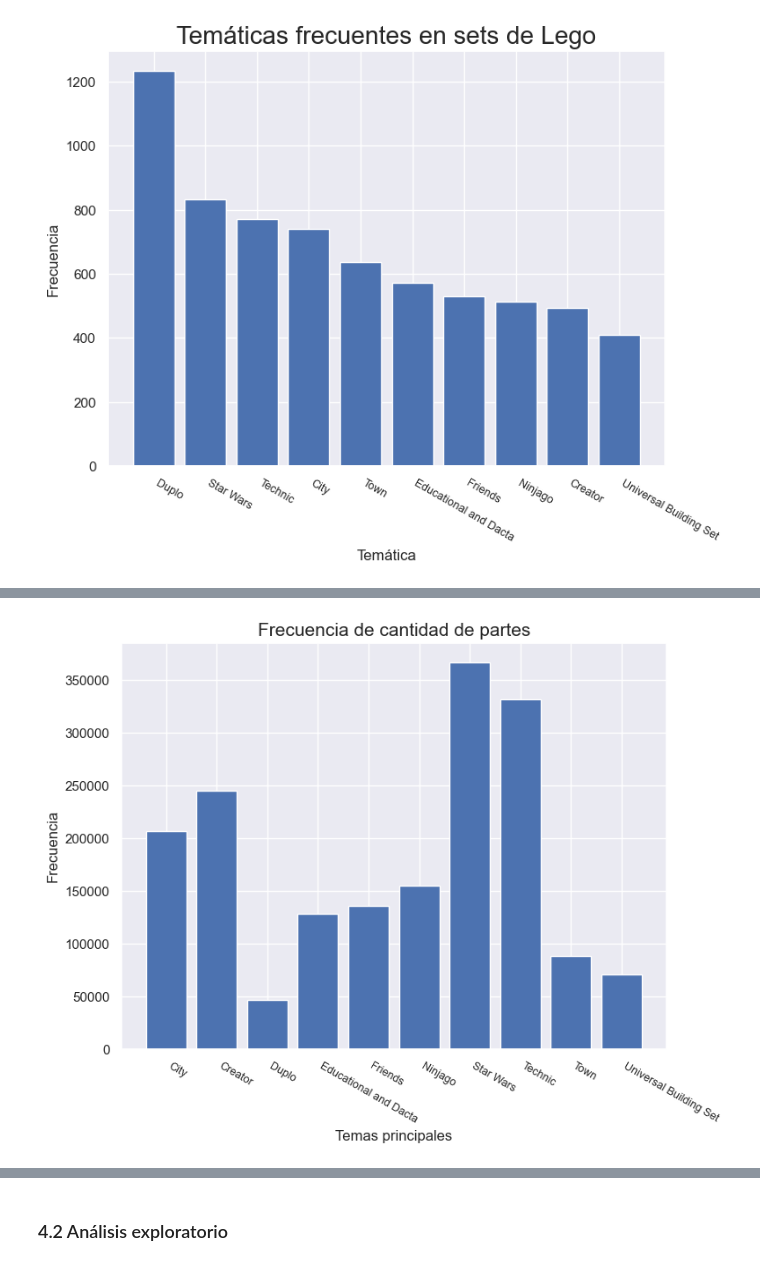
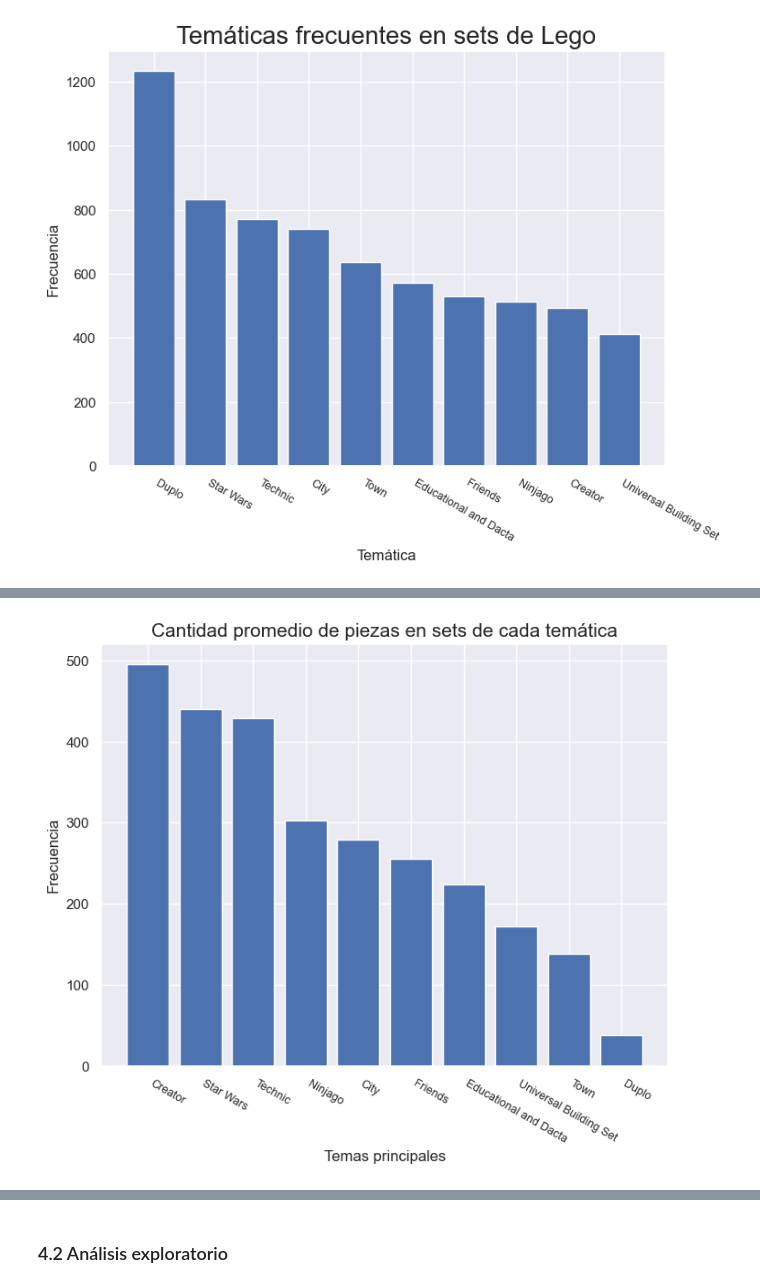
Before and after one commit to BenjaSar/AdD, a Jupyter notebook: TP_Integrador_AdD(ordenado).ipynb, the cells around one changed output, grey strips where cells are left out. Saved outputs shown, nothing was run; the diff lists cells and outputs as text; code cells hidden in the pictures.

```diff
--- a/TP_Integrador_AdD(ordenado).ipynb
+++ b/TP_Integrador_AdD(ordenado).ipynb
@@ -958,15 +973,21 @@ aggregated_df_qp = group_df_qp.sort_values('quantity_part', ascending=False)
+# %%
+df_qp = df_final[['set_num', 'quantity_part', 'themes_parent_name']]
+group_df_qp = df_qp.groupby(['set_num', 'themes_parent_name']).sum().reset_index()
+group_df_qp = group_df_qp[['quantity_part', 'themes_parent_name']]
+group_df_qp = group_df_qp.groupby(['themes_parent_name']).mean().reset_index()
+group_df_qp = group_df_qp.sort_values('quantity_part', ascending=False)
 # %%
 top_theme= 10
 fig, ax = plt.subplots(figsize=(8, 6))
 ax.bar(group_df_qp['themes_parent_name'][:top_theme], group_df_qp['quantity_part'][:top_theme])
 ax.set_xlabel('Temas principales')
 ax.set_ylabel('Frecuencia')
-ax.set_title("Frecuencia de cantidad de partes", fontsize = 15)
+ax.set_title("Cantidad promedio de piezas en sets de cada temática", fontsize = 15)
 #ax.set_yscale('log')
 plt.setp(ax.get_xticklabels(), fontsize=9, rotation=330, ha='left')
 plt.show()
 # %% [output]
-[figure, old version]
+[figure, new version]
 # %%
 #Dejamos solo las variables que nos interesan y eliminamos el resto
 df_final = df_final.drop(columns=['id','version','color_id', 'is_spare', 'name', 'part_cat_id'])
```
Also changed, not shown: parts of 42 cells of this notebook, 1 other file.
